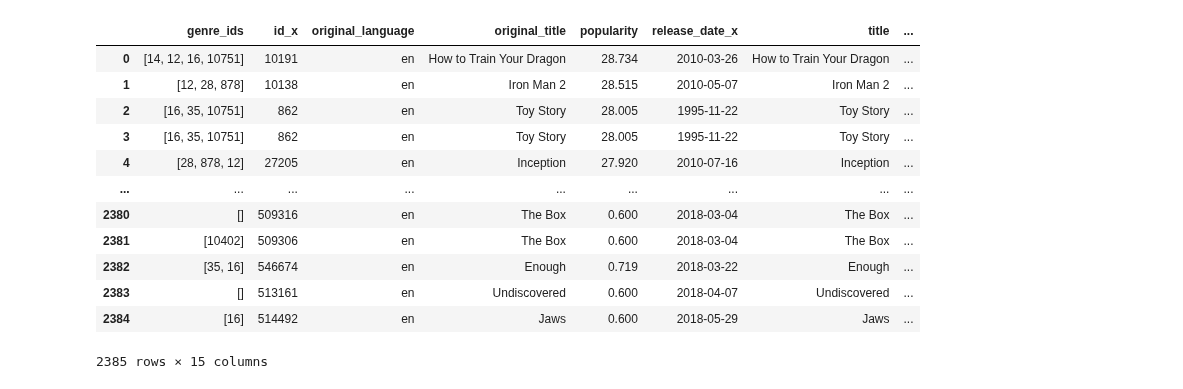
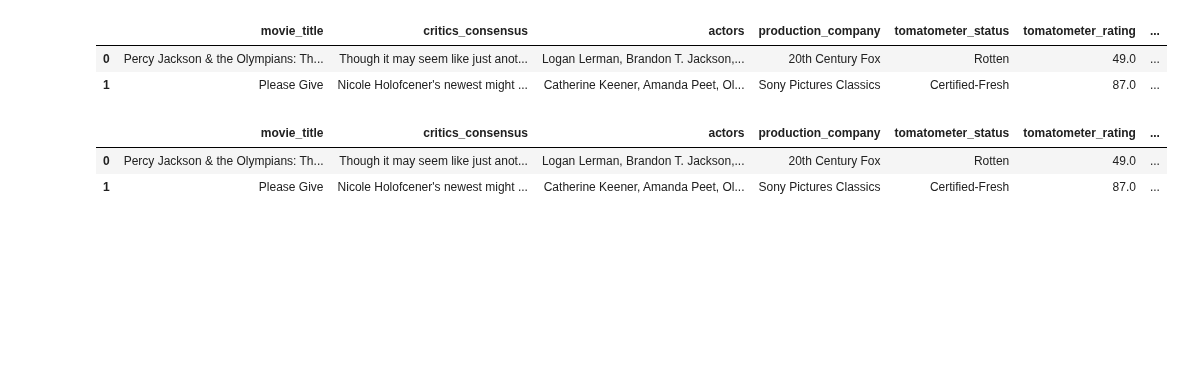
Before and after one commit to jchandleroneal/microsoft-movie-analysis, a Jupyter notebook: workspace.ipynb, the cells around one changed output. Cells and saved outputs as stored; diff of their text form; code cells hidden in the pictures; blank space fills up the shorter version.

```diff
--- a/workspace.ipynb
+++ b/workspace.ipynb
@@ -2,7 +2,11 @@
 import pandas as pd
 import numpy as np
 import matplotlib.pyplot as plt
+%matplotlib inline
+import seaborn as sns
 
-movie_budget = pd.read_csv("data/zippedData/tn.movie_budgets.csv.gz")
-movies = pd.read_csv("data/zippedData/tmdb.movies.csv.gz")
-movies
+data_info = pd.read_csv('data/zippedData/rotten_tomatoes_movies.csv.gz')
+data_ratings = pd.read_csv('data/zippedData/imdb.title.ratings.csv.gz')
+data_budgets = pd.read_csv('data/zippedData/tn.movie_budgets.csv.gz')
+data_reviews = pd.read_csv('data/zippedData/rotten_tomatoes_critic_reviews.csv.gz')
+data_movies = pd.read_csv('data/zippedData/tmdb.movies.csv.gz')
@@ -39,17 +13,16 @@ movie_budget
+# %%
+new_movie = data_info.loc[:,('movie_title','critics_consensus','actors','production_company','tomatometer_status','tomatometer_rating','audience_rating','tomatometer_rotten_critics_count')]
+
+new_movie.head(2)
+# %% [output]
+|  | movie_title | critics_consensus | actors | production_company | tomatometer_status | tomatometer_rating | ... |
+| 0 | Percy Jackson & the Olympians: Th... | Though it may seem like just anot... | Logan Lerman, Brandon T. Jackson,... | 20th Century Fox | Rotten | 49.0 | ... |
+| 1 | Please Give | Nicole Holofcener's newest might ... | Catherine Keener, Amanda Peet, Ol... | Sony Pictures Classics | Certified-Fresh | 87.0 | ... |
 # %%
-movie_merge = movies.merge(movie_budget, how='inner', left_on='title', right_on='movie')
-movie_merge
+movie_overview=pd.merge(new_movie,data_budgets,how='inner',left_on='movie_title',right_on='movie')
+
+movie_overview.head(2)
 # %% [output]
-|  | genre_ids | id_x | original_language | original_title | popularity | release_date_x | title | ... |
-| 0 | [14, 12, 16, 10751] | 10191 | en | How to Train Your Dragon | 28.734 | 2010-03-26 | How to Train Your Dragon | ... |
-| 1 | [12, 28, 878] | 10138 | en | Iron Man 2 | 28.515 | 2010-05-07 | Iron Man 2 | ... |
-| 2 | [16, 35, 10751] | 862 | en | Toy Story | 28.005 | 1995-11-22 | Toy Story | ... |
-| 3 | [16, 35, 10751] | 862 | en | Toy Story | 28.005 | 1995-11-22 | Toy Story | ... |
-| 4 | [28, 878, 12] | 27205 | en | Inception | 27.920 | 2010-07-16 | Inception | ... |
-| ... | ... | ... | ... | ... | ... | ... | ... | ... |
-| 2380 | [] | 509316 | en | The Box | 0.600 | 2018-03-04 | The Box | ... |
-| 2381 | [10402] | 509306 | en | The Box | 0.600 | 2018-03-04 | The Box | ... |
-| 2382 | [35, 16] | 546674 | en | Enough | 0.719 | 2018-03-22 | Enough | ... |
-| 2383 | [] | 513161 | en | Undiscovered | 0.600 | 2018-04-07 | Undiscovered | ... |
-| 2384 | [16] | 514492 | en | Jaws | 0.600 | 2018-05-29 | Jaws | ... |
+|  | movie_title | critics_consensus | actors | production_company | tomatometer_status | tomatometer_rating | ... |
+| 0 | Percy Jackson & the Olympians: Th... | Though it may seem like just anot... | Logan Lerman, Brandon T. Jackson,... | 20th Century Fox | Rotten | 49.0 | ... |
+| 1 | Please Give | Nicole Holofcener's newest might ... | Catherine Keener, Amanda Peet, Ol... | Sony Pictures Classics | Certified-Fresh | 87.0 | ... |
-2385 rows × 15 columns
```
Also changed, not shown: parts of 15 cells of this notebook.
